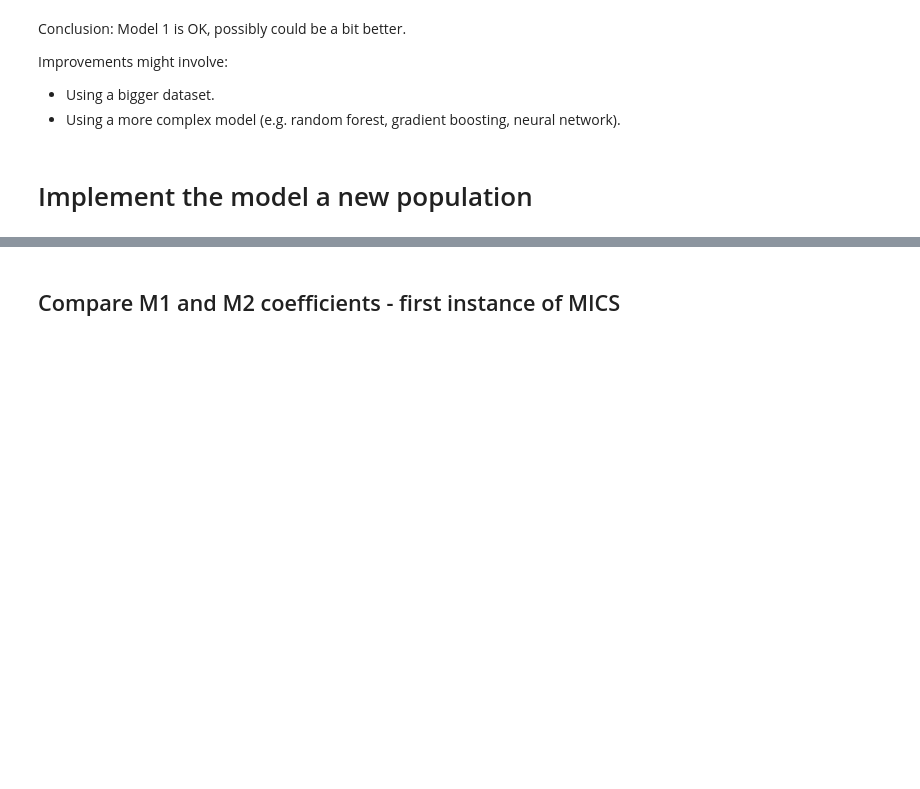
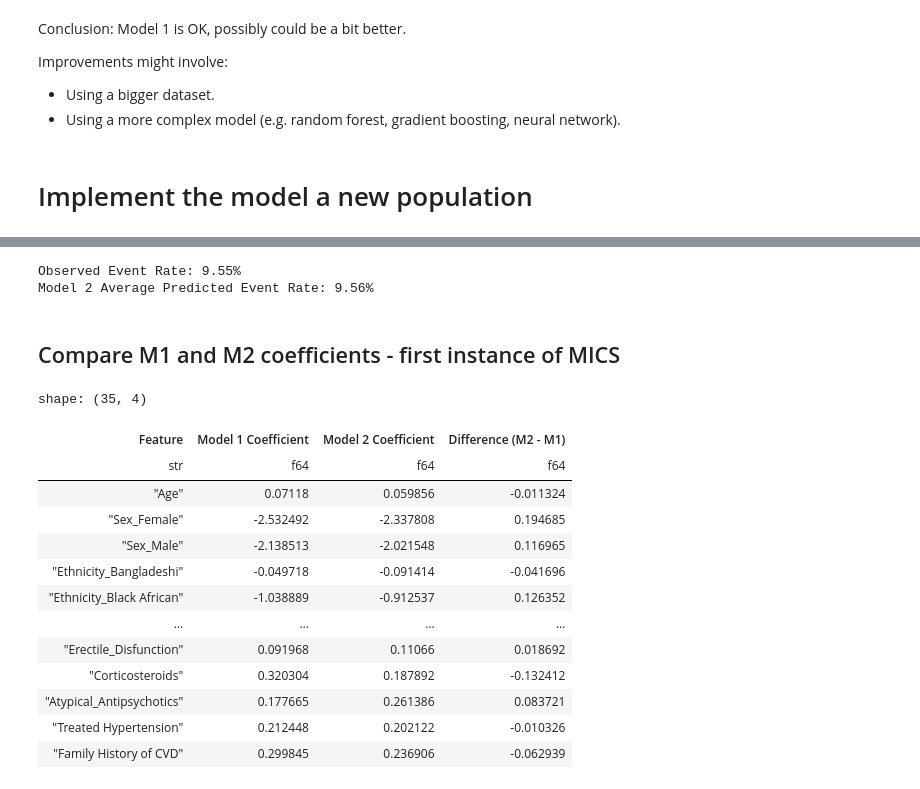
Before and after one commit to ucl-paediatrics/mics, a Jupyter notebook: src/mics/mics.ipynb, the cells around one changed output, grey strips where cells are left out. Cells and saved outputs as stored; diff of their text form; code cells hidden in the pictures; blank space fills up the shorter version.

```diff
--- a/src/mics/mics.ipynb
+++ b/src/mics/mics.ipynb
@@ -242,20 +302 @@ for label, value in Checks_statin:
-# %%
-# Bernoulli sampling from the true risk after statin intervention; treated patients have a lower probability of a CVD event than untreated patients.
-# Their event rate should be lower than the untreated patients, and the overall event rate in the population should be lower than before statin intervention.
-# The binary outcome 'y_2' becomes the new target variable for model 2 (M2)
-
-# Simulate the ouctomes
-y_2 = simulation.risk_to_event(true_risk_post_b, random_seed=random_seed + 2)
-
-# Sanity check:
-# Total events and overall event rate
-# Event rate for the treated vs untreated patients
-Checks_outcome = [
-    ("Total events", y_2.sum()),
-    ("Overall event rate (%)", y_2.mean() * 100),
-    ("Event rate for treated patients (%)", y_2[on_statins].mean() * 100),
-    ("Event rate for untreated patients (%)", y_2[~on_statins].mean() * 100),
-]
-for check, value in Checks_outcome:
-    print(f"{check}: {value:.2f}")
 # %% [markdown]
@@ -268,49 +309,40 @@ This is the model-induced concept shift problem.
 # MAKE SURE THAT MODEL 2 DOESN'T USE THE 'on_statins' COLUMN - IT SHOULDN'T BE A RISK FACTOR IN THE MODEL, IT'S AN INTERVENTION
 # We can add this later, but as a first pass, we want the model to be unaware of the intervention,
 # and just see how the coefficients change after the intervention.
-
-patients_2 = patients_2.drop("on_statins")
-
 # This creates the MICS signal: M2 sees the attenutaed risk associations,
 # because the intervention has weakened the relationship between high-weight risk features and observed events
+
+# Fit M2 on post-intervention outcomes
 model_2 = simulation.fit_model(X_2, y_2)
 
 # Sanity check:
-print("Actual event rate in Population B:", y_2.mean())
-print("Model 2 average predicted event rate:", model_2.predict_proba(X_2)[:, 1].mean())
+print(f"Observed Event Rate: {y_2.mean():.2%}")
+print(f"Model 2 Average Predicted Event Rate: {model_2.predict_proba(X_2)[:, 1].mean():.2%}")
+# %% [output]
+Observed Event Rate: 9.55%
+Model 2 Average Predicted Event Rate: 9.56%
 # %% [markdown]
 ## Compare M1 and M2 coefficients - first instance of MICS
 # %%
-# Compre the coefficients of model 1 and model 2 to see how they differ after the simulated intervention (statin prescription).
-# Is there signs of coeffecient attenuation for the high-weight risk factors
-# Are M2's coefficents smaller in magnitude than M1's - sign of MICS occuring (possible weaker risk-factor relationships due to the intervention)
-
 # If MICS is occurring, M2's coefficients on the strong risk factors (AF, T1D, SLE, smoking, age)
-# should be smaller in magnitude than M1's. The intervention has reduced events for high-risk
+# should be smaller in magnitude than M1's. The intervention has reduced the CVD events for high-risk
 # patients, so M2 sees a weaker apparent relationship between those features and outcomes.
 
-high_risk_features = [
-    "Age",
-    "Atrial_Fibrillation",
-    "Type 1 Diabetes",
-    "Type 2 Diabetes",
-    "SLE",
-    "CKD",
-    "Smoking Status_Heavy Smoker",
-    "Family History of CVD",
-]
-
-# Build a small comparison table
-coefficient_comparison = []
-for feature in high_risk_features:
-    i = feature_names.index(feature)
-    coefficient_comparison.append({
-        "Feature": feature,
-        "M1 coefficient": model_1.coef_[0][i],
-        "M2 coefficient": model_2.coef_[0][i],
-        "Difference (M2 - M1)": model_2.coef_[0][i] - model_1.coef_[0][i],
-    })
-
-pl.DataFrame(coefficient_comparison)
-
-# TODO: Assess why smoking status (heavy) is creating a negative coeffiecent in both models; and generating a positive coefficient comparision?
+# Coeffiecient comparison for all features in the model
+all_coefficients = simulation.coefficients_comparison(model_1, model_2, feature_names)
+display(all_coefficients)
+# %% [output]
+shape: (35, 4)
+| Feature | Model 1 Coefficient | Model 2 Coefficient | Difference (M2 - M1) |
+| str | f64 | f64 | f64 |
+| "Age" | 0.07118 | 0.059856 | -0.011324 |
+| "Sex_Female" | -2.532492 | -2.337808 | 0.194685 |
+| "Sex_Male" | -2.138513 | -2.021548 | 0.116965 |
+| "Ethnicity_Bangladeshi" | -0.049718 | -0.091414 | -0.041696 |
+| "Ethnicity_Black African" | -1.038889 | -0.912537 | 0.126352 |
+| … | … | … | … |
+| "Erectile_Disfunction" | 0.091968 | 0.11066 | 0.018692 |
+| "Corticosteroids" | 0.320304 | 0.187892 | -0.132412 |
+| "Atypical_Antipsychotics" | 0.177665 | 0.261386 | 0.083721 |
+| "Treated Hypertension" | 0.212448 | 0.202122 | -0.010326 |
+| "Family History of CVD" | 0.299845 | 0.236906 | -0.062939 |
```
Also changed, not shown: parts of 25 cells of this notebook.
